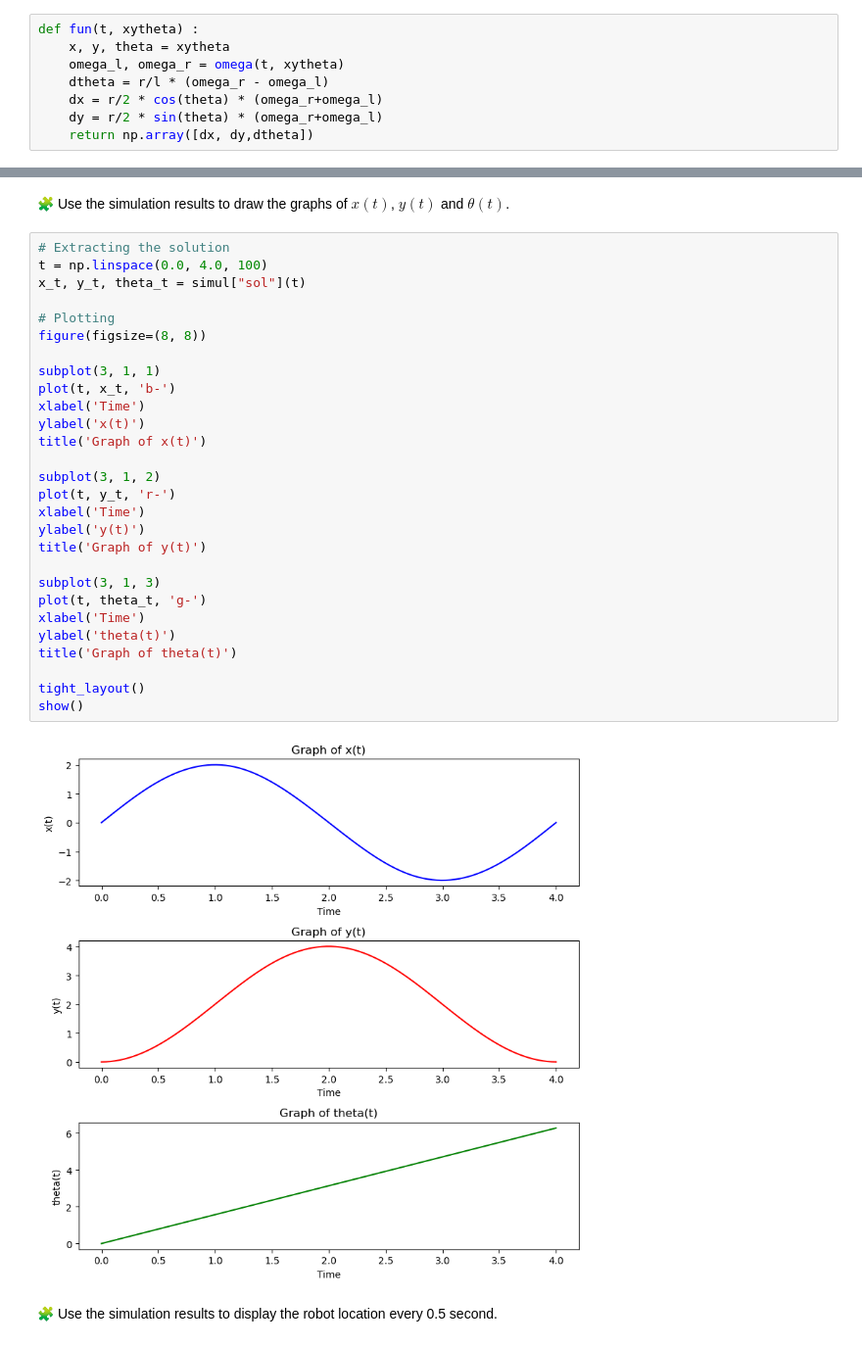
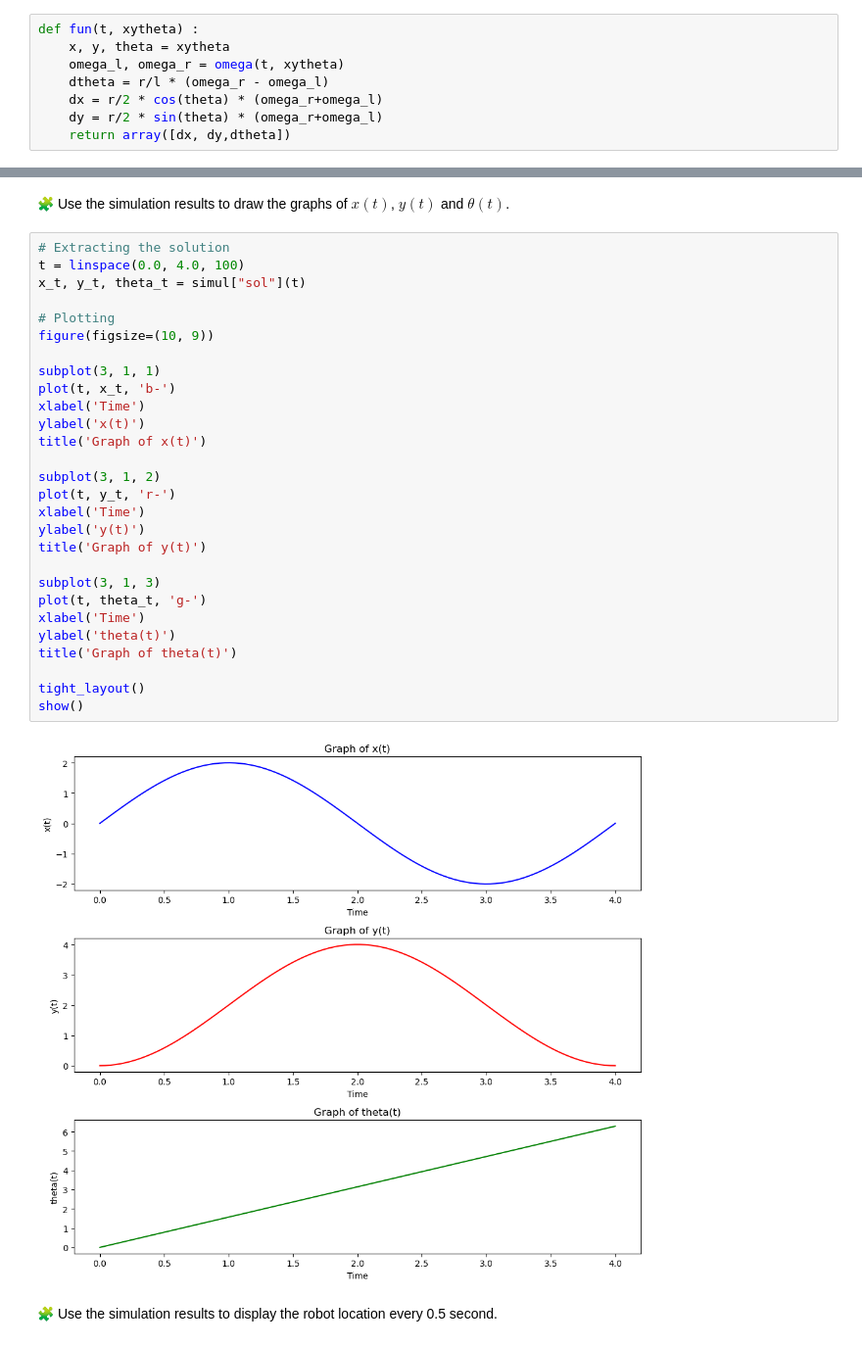
Before and after one commit to Nezar-ELMESSNAOUI/control-engineering-with-python-project-2023-2024, a Jupyter notebook: Project-part-1.ipynb, the cells around one changed output, grey strips where cells are left out. Shown at 98% size. Cells and saved outputs as stored; diff of their text form.

```diff
--- a/Project-part-1.ipynb
+++ b/Project-part-1.ipynb
@@ -185,7 +185,7 @@ def fun(t, xytheta) :
     dtheta = r/l * (omega_r - omega_l)
     dx = r/2 * cos(theta) * (omega_r+omega_l)
     dy = r/2 * sin(theta) * (omega_r+omega_l)
-    return np.array([dx, dy,dtheta])
+    return array([dx, dy,dtheta])
 # %% [markdown]
 ### Simulation Setup
 
@@ -198,34 +198,34 @@ simul = solve_ivp(fun=fun, t_span =(0.0, 4.0), y0=[0.0, 0.0, 0.0], dense_output=
 🧩 Use the simulation results to draw the graphs of $x(t)$, $y(t)$ and $\theta(t)$.
 # %%
 # Extracting the solution
-t = np.linspace(0.0, 4.0, 100)
+t = linspace(0.0, 4.0, 100)
 x_t, y_t, theta_t = simul["sol"](t)
 
 # Plotting
-figure(figsize=(8, 8))
+figure(figsize=(10, 9))
 
 subplot(3, 1, 1)
 plot(t, x_t, 'b-')
 xlabel('Time')
 ylabel('x(t)')
 title('Graph of x(t)')
 
 subplot(3, 1, 2)
 plot(t, y_t, 'r-')
 xlabel('Time')
 ylabel('y(t)')
 title('Graph of y(t)')
 
 subplot(3, 1, 3)
 plot(t, theta_t, 'g-')
 xlabel('Time')
 ylabel('theta(t)')
 title('Graph of theta(t)')
 
 tight_layout()
 show()
 # %% [output]
-[figure, old version]
+[figure, new version]
 # %% [markdown]
 🧩 Use the simulation results to display the robot location every 0.5 second.
 # %%
```
Also changed, not shown: parts of 4 cells of this notebook.
